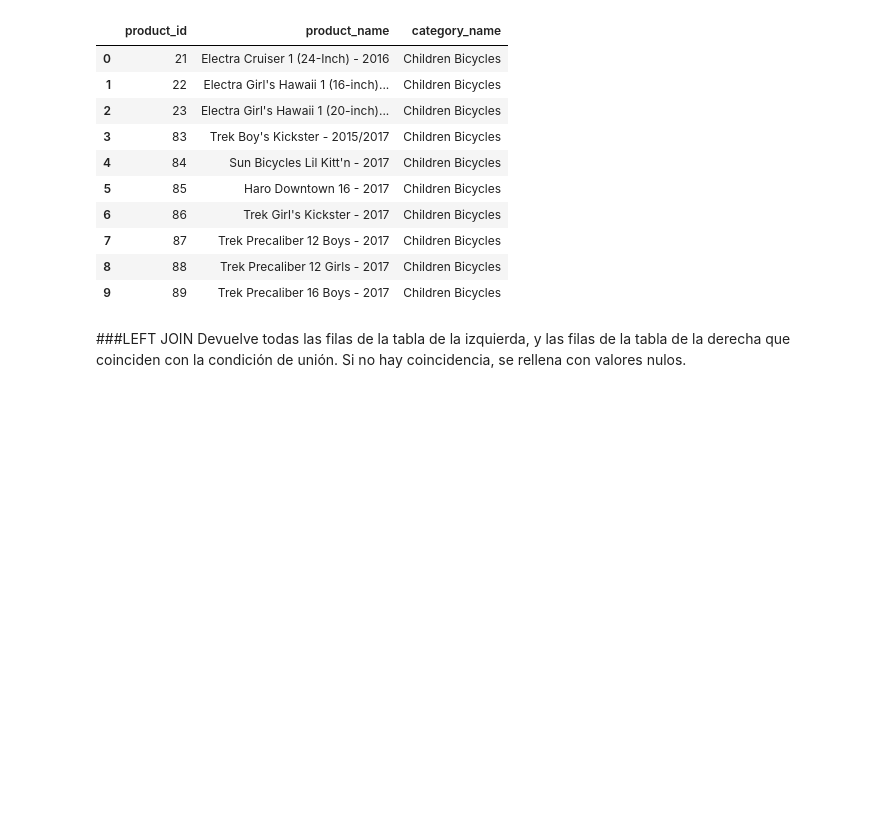
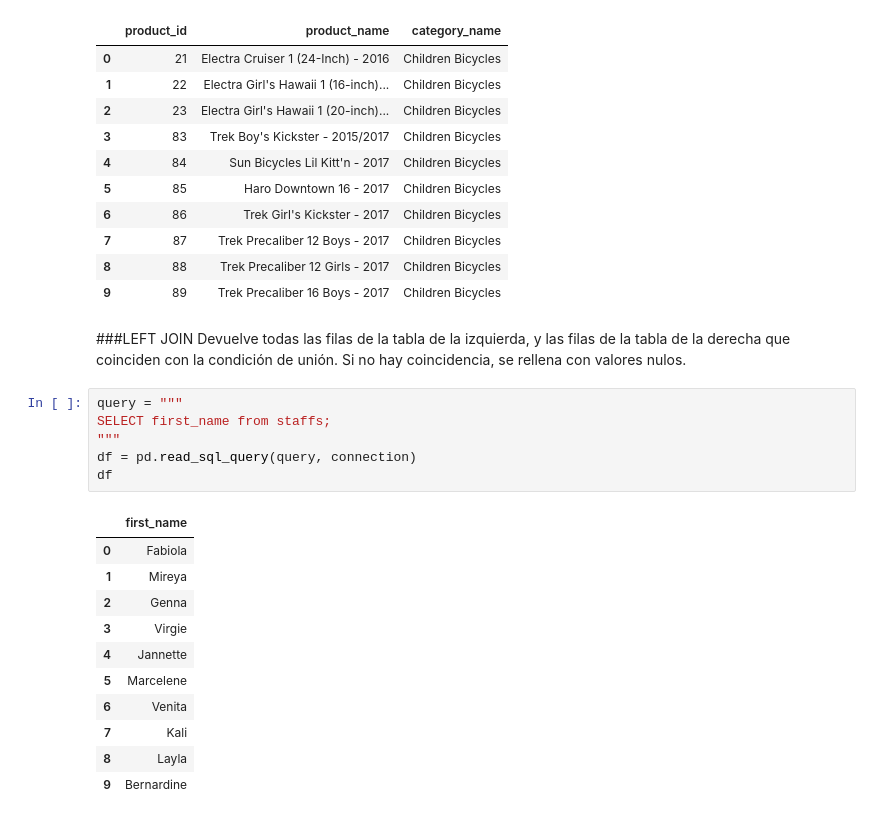
Before and after one commit to AlejandroSenabre/Data-Analysis-with-SQL, a Jupyter notebook: BikeStore_with_SQL.ipynb, the cells around one changed output. Saved outputs shown, nothing was run; the diff lists cells and outputs as text; blank space fills up the shorter version.

```diff
--- a/BikeStore_with_SQL.ipynb
+++ b/BikeStore_with_SQL.ipynb
@@ -368,3 +368,21 @@ df
 # %% [markdown]
 ###LEFT JOIN
 Devuelve todas las filas de la tabla de la izquierda, y las filas de la tabla de la derecha que coinciden con la condición de unión. Si no hay coincidencia, se rellena con valores nulos.
+# %%
+query = """
+SELECT first_name from staffs;
+"""
+df = pd.read_sql_query(query, connection)
+df
+# %% [output]
+|  | first_name |
+| 0 | Fabiola |
+| 1 | Mireya |
+| 2 | Genna |
+| 3 | Virgie |
+| 4 | Jannette |
+| 5 | Marcelene |
+| 6 | Venita |
+| 7 | Kali |
+| 8 | Layla |
+| 9 | Bernardine |
```
Also changed, not shown: parts of 2 cells of this notebook.
